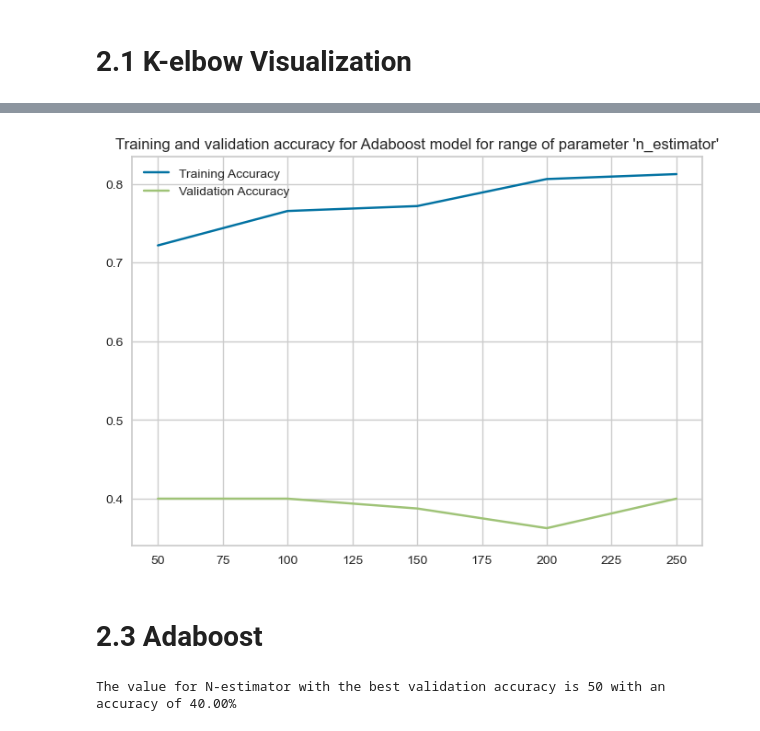
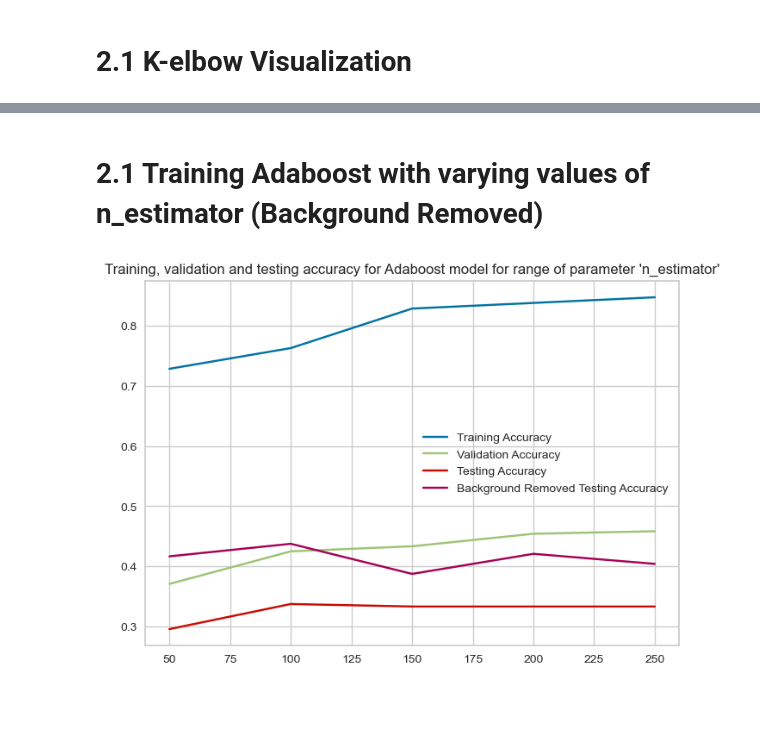
Before and after one commit to BrentonAD/SIT789-Task4-3P, a Jupyter notebook: SVM_ada.ipynb, the cells around one changed output, grey strips where cells are left out. Saved outputs shown, nothing was run; the diff lists cells and outputs as text; code cells hidden in the pictures; blank space fills up the shorter version.

Commit message:
updated with background removal

```diff
--- a/SVM_ada.ipynb
+++ b/SVM_ada.ipynb
@@ -244,0 +560,7 @@ plt.show()
+# %%
+# Define the training parameters
+training_accuracies = []
+validation_accuracies = []
+testing_accuracies = []
+testing_accuracies_bg_rm = []
+C = [0.1, 1, 10, 20, 30, 40, 50, 100]
@@ -244,0 +624,18 @@ plt.show()
+# %%
+# best C for background removed testing data
+best_c = C[np.argmax(testing_accuracies_bg_rm)]
+best_test_acc = max(testing_accuracies_bg_rm)
+print(f"The best value of C is {best_c} for testing data with an accuracy of {best_val_acc:.2%}")
+# C = best_c SVM classification
+svm_classifier_bg_rm = svm.SVC(C = best_c, kernel = 'linear')
+svm_classifier_bg_rm.fit(training_word_histograms, training_breed_labels)
+# Testing on test data using best C hyperparameter
+predicted_breed_labels_bg_rm = svm_classifier_bg_rm.predict(testing_word_histograms_bg_rm)
+# Generating a confusion matrix
+cm = confusion_matrix(testing_breed_labels, predicted_breed_labels_bg_rm)
+disp = ConfusionMatrixDisplay(confusion_matrix=cm, display_labels=breeds)
+disp.plot(cmap=plt.cm.Blues) # use a blue color map
+plt.title('Confusion matrix for testing dataset for SVM model')
+plt.tight_layout()
+plt.grid(False)
+plt.show()
@@ -245,7 +645,11 @@ plt.show()
+# %% [markdown]
+# 2.1 Training Adaboost with varying values of n_estimator (Background Removed)
 # %%
 # Define the training parameters
 training_accuracies = []
 validation_accuracies = []
+testing_accuracies = []
+testing_accuracies_bg_rm = []
 n_estimator_range = [50, 100, 150, 200, 250]
 # %%
 for n_estimator in n_estimator_range:
@@ -262,20 +666,24 @@ for n_estimator in n_estimator_range:
     validation_pred = adb_classifier.predict(validation_word_histograms)
     validation_acc = accuracy_score(validation_breed_labels, validation_pred)
     validation_accuracies.append(validation_acc)
+
+    # Get accuracy on testing dataset
+    testing_pred = adb_classifier.predict(testing_word_histograms)
+    testing_acc = accuracy_score(testing_breed_labels, testing_pred)
+    testing_accuracies.append(testing_acc)
+
+    # Get accuracy on background removed testing dataset
+    testing_pred_bg_rm = adb_classifier.predict(testing_word_histograms_bg_rm)
+    testing_acc = accuracy_score(testing_breed_labels, testing_pred_bg_rm)
+    testing_accuracies_bg_rm.append(testing_acc)
 # %%
 # Plot the results
 plt.plot(n_estimator_range, training_accuracies, label='Training Accuracy')
 plt.plot(n_estimator_range, validation_accuracies, label='Validation Accuracy')
+plt.plot(n_estimator_range, testing_accuracies, label='Testing Accuracy')
+plt.plot(n_estimator_range, testing_accuracies_bg_rm, label='Background Removed Testing Accuracy')
 plt.legend()
-plt.title("Training and validation accuracy for Adaboost model for range of parameter 'n_estimator'")
+plt.title("Training, validation and testing accuracy for Adaboost model for range of parameter 'n_estimator'")
 plt.show()
 # %% [output]
-[figure, old version]
+[figure, new version]
-# %% [markdown]
-# 2.3 Adaboost
-# %%
-best_n = n_estimator_range[np.argmax(validation_accuracies)]
-best_val_acc = max(validation_accuracies)
-print(f"The value for N-estimator with the best validation accuracy is {best_n} with an accuracy of {best_val_acc:.2%}")
-# %% [output]
-The value for N-estimator with the best validation accuracy is 50 with an accuracy of 40.00%
```
Also changed, not shown: parts of 52 cells of this notebook.
